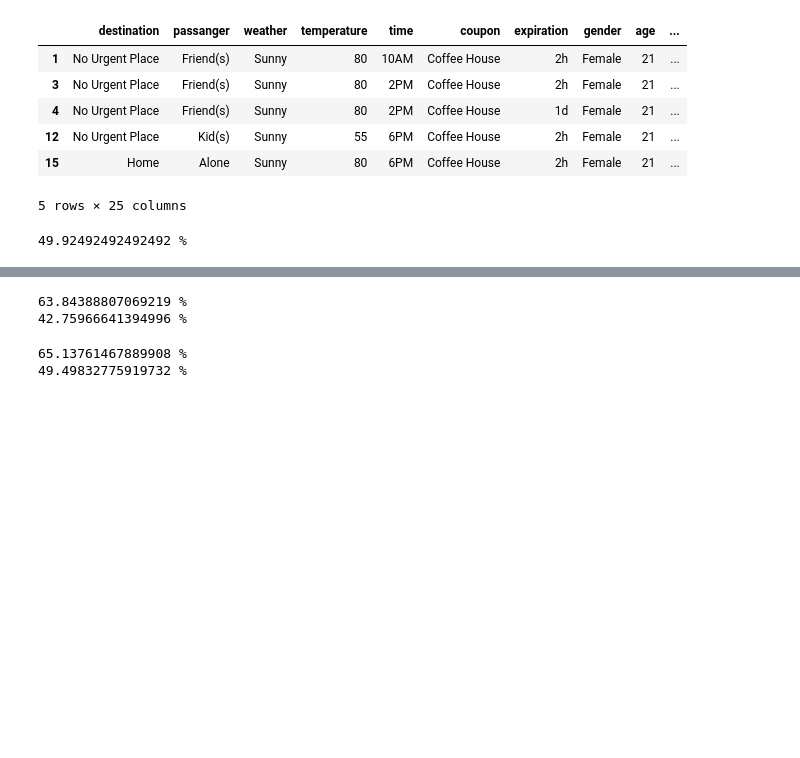
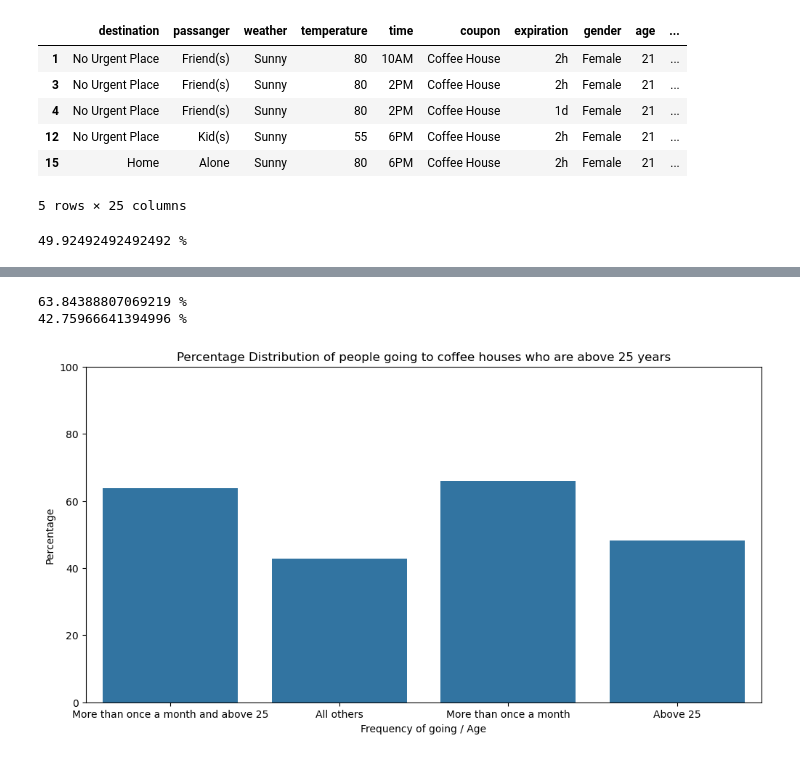
Before and after one commit to Etavonni/Assignment5.1, a Jupyter notebook: Assignment5_1.ipynb, the cells around one changed output, grey strips where cells are left out. Cells and saved outputs as stored; diff of their text form; code cells hidden in the pictures; blank space fills up the shorter version.

```diff
--- a/Assignment5_1.ipynb
+++ b/Assignment5_1.ipynb
@@ -574,11 +585,12 @@ Name: count, dtype: int64
 # %%
 # Compare the acceptance rate between drivers who go to a coffee house one or more times a month and are over the age of 25 to the all others.
-# Convert age into integer
-print(data4['age'].value_counts())
+# Prepare the data in column age : convert age into integer first
+print(data3['age'].value_counts())
 # Convert 50plus into 51 and below21 into 20
-data4.loc[:, 'age'] = data4['age'].replace('50plus', '51')
-data4.loc[:, 'age'] = data4['age'].replace('below21', '20')
-print(data4['age'].value_counts())
-data4.loc[:, 'age'] = pd.to_numeric(data4['age'])
+data3.loc[:, 'age'] = data3['age'].replace('50plus', '51')
+data3.loc[:, 'age'] = data3['age'].replace('below21', '20')
+print(data3['age'].value_counts())
+data3.loc[:, 'age'] = data3['age'].astype('int')
+print(data3['age'].head())
 # %% [output]
 age
@@ -604,31 +613,34 @@ Name: count, dtype: int64
-# %%
-# Now do the comparison
-ch_values = ['1~3', '4~8', 'gt8']
-more_than_once_over_25 = data4.loc[(data4['CoffeeHouse'].isin(ch_values)) & (data4['age'] > 25)]['Y']
-more_than_once_over_25_accepted = more_than_once_over_25.sum()
-more_than_once_over_25_total = more_than_once_over_25.value_counts().sum()
-print(f"{(more_than_once_over_25_accepted / more_than_once_over_25_total) * 100} %")
-all_others_accepted = data4['Y'].sum() - more_than_once_over_25_accepted
-all_others_total = data4['Y'].value_counts().sum() - more_than_once_over_25_total
-print(f"{(all_others_accepted / all_others_total) * 100} %")
-# Conclusion: The acceptance rate of drivers who go to a coffee house one or more times a month and are
-# above 25 is more than all others.
-# %% [output]
-63.84388807069219 %
-42.75966641394996 %
-# %%
-# compare the acceptance rate between drivers who go to bars one or more times a month and
-# have kids as passanger
-ch_values = ['1~3', '4~8', 'gt8']
-passanger_values = ['Kid(s)']
-selected_drivers = data4.loc[(data4['CoffeeHouse'].isin(ch_values)) &
-                             (data4['passanger'].isin(passanger_values))]['Y']
-selected_drivers_accepted = selected_drivers.sum()
-selected_drivers_total = selected_drivers.value_counts().sum()
-print(f"{(selected_drivers_accepted / selected_drivers_total) * 100} %")
-all_others_accepted = data4['Y'].sum() - selected_drivers_accepted
-all_others_total = data4['Y'].value_counts().sum() - selected_drivers_total
-print(f"{(all_others_accepted / all_others_total) * 100} %")
-# %% [output]
-65.13761467889908 %
-49.49832775919732 %
+# %%
+# Now calculate the acceptance rates
+ch_values = ['1~3', '4~8', 'gt8']
+more_than_once_over_25 = data3.loc[(data3['CoffeeHouse'].isin(ch_values)) & (data3['age'] > 25)]['Y']
+more_than_once_over_25_accepted = more_than_once_over_25.sum()
+more_than_once_over_25_total = more_than_once_over_25.value_counts().sum()
+acceptance_rate_a = (more_than_once_over_25_accepted / more_than_once_over_25_total) * 100
+print(f"{acceptance_rate_a} %")
+all_others_accepted = data3['Y'].sum() - more_than_once_over_25_accepted
+all_others_total = data3['Y'].value_counts().sum() - more_than_once_over_25_total
+acceptance_rate_b = (all_others_accepted / all_others_total) * 100
+print(f"{acceptance_rate_b} %")
+# Find out acceptance rate of people who go to bar more than once a month
+acceptance_rate_c = data3.loc[data3['CoffeeHouse'].isin(ch_values)]['Y'].mean() * 100
+# Find out acceptance rate of people who are above 25 years
+acceptance_rate_d = data3.loc[data3['age'] > 25]['Y'].mean() * 100
+
+data_temp = pd.DataFrame({
+    'Coffee House Frequency': ['More than once a month and above 25', 'All others', 'More than once a month', 'Above 25'],
+    'Acceptance Rate': [acceptance_rate_a, acceptance_rate_b, acceptance_rate_c, acceptance_rate_d]
+})
+plt.figure(figsize=(12, 6))
+sns.barplot(x='Coffee House Frequency', y='Acceptance Rate', data=data_temp)
+plt.title("Percentage Distribution of people going to coffee houses who are above 25 years")
+plt.xlabel("Frequency of going / Age")
+plt.ylabel("Percentage")
+plt.ylim(0, 100)
+plt.show()
+# Conclusion: The acceptance rate of drivers who go to a coffee house more than once a month is higher.
+# It does not seem to matter whether they are above 25 years of age.
+# %% [output]
+63.84388807069219 %
+42.75966641394996 %
+[figure, added]
```
Also changed, not shown: parts of 9 cells of this notebook, 1 other file.
